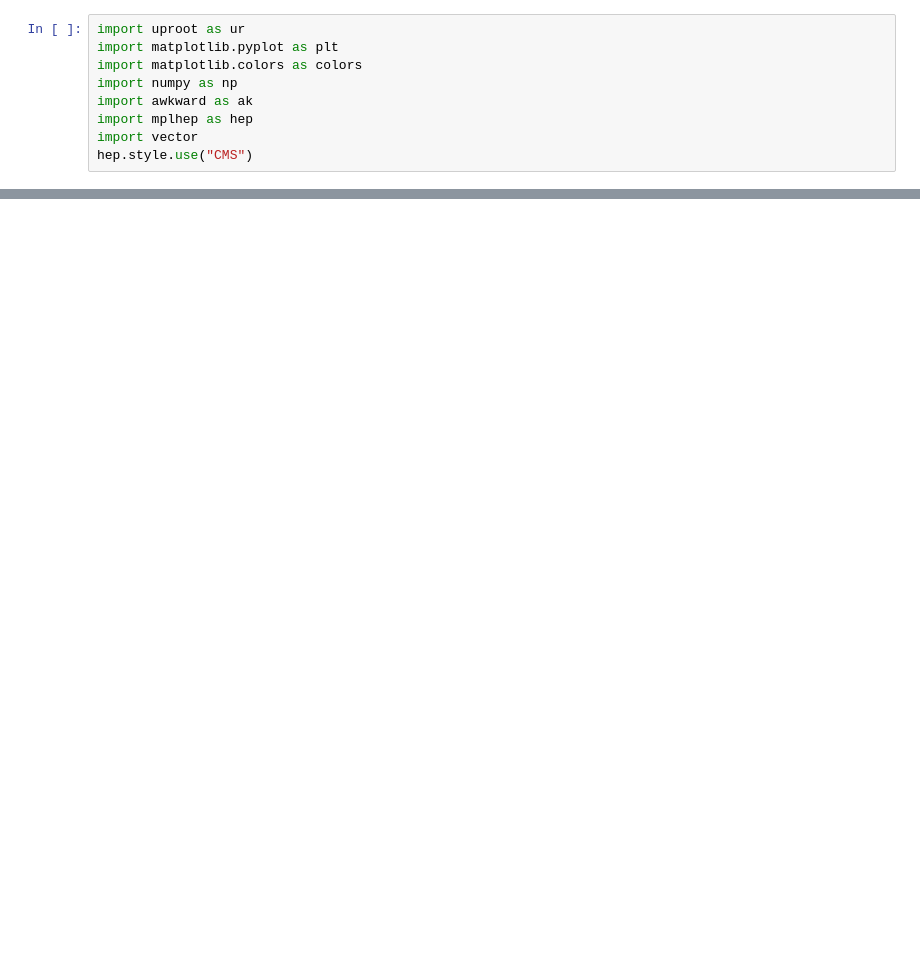
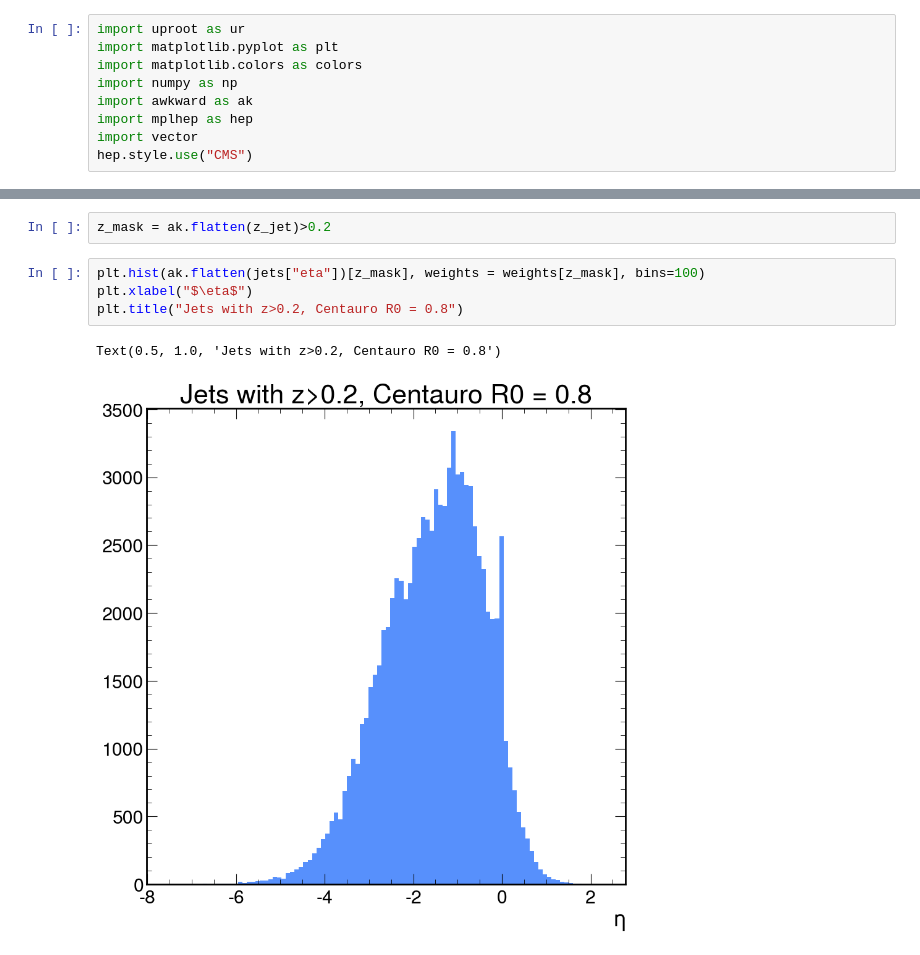
Before and after one commit to ViniciusMikuni/H1Unfold, a Jupyter notebook: scripts/jet_analysis.ipynb, the cells around one changed output, grey strips where cells are left out. Cells and saved outputs as stored; diff of their text form; blank space fills up the shorter version.

```diff
--- a/scripts/jet_analysis.ipynb
+++ b/scripts/jet_analysis.ipynb
@@ -35 +47,10 @@ z_jet = ak.Array(z_jet)
+# %%
+z_mask = ak.flatten(z_jet)>0.2
+# %%
+plt.hist(ak.flatten(jets["eta"])[z_mask], weights = weights[z_mask], bins=100)
+plt.xlabel("$\eta$")
+plt.title("Jets with z>0.2, Centauro R0 = 0.8")
+# %% [output]
+Text(0.5, 1.0, 'Jets with z>0.2, Centauro R0 = 0.8')
+[figure, added]
 # %%
```
Also changed, not shown: parts of 6 cells of this notebook.
